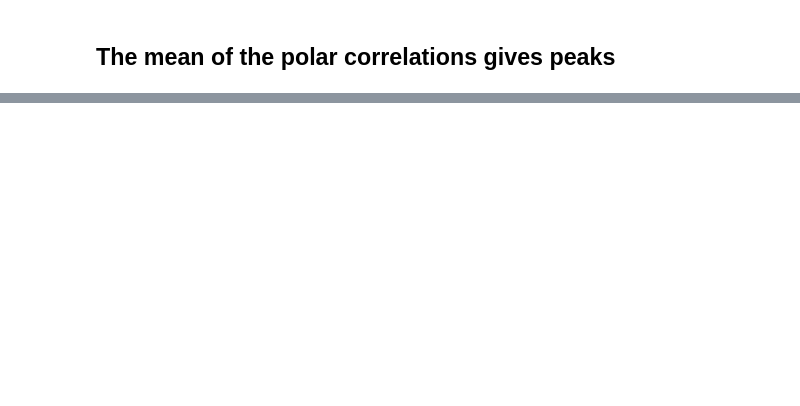
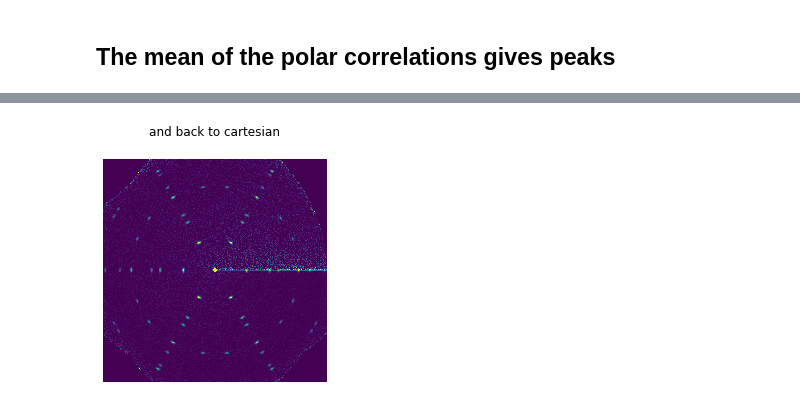
Before and after one commit to fzimmermann89/hcprotation, a Jupyter notebook: polarcorrelation.ipynb, the cells around one changed output, grey strips where cells are left out. Cells and saved outputs as stored; diff of their text form; code cells hidden in the pictures; blank space fills up the shorter version.

```diff
--- a/polarcorrelation.ipynb
+++ b/polarcorrelation.ipynb
@@ -129,2 +123,21 @@ plt.show()
 # %% [markdown]
 ## The mean of the polar correlations gives peaks
+# %%
+def polarcorrelate(img):
+    #angular correlation for each radius
+    polar = cart2pol(img)
+    correlation = np.array([ss.correlate(p, p, method='fft') for p in np.array(polar)])
+    return correlation
+
+correlations = [polarcorrelate(img) for img in imgs]
+norm = np.array(polarcorrelate(np.ones_like(gt)))
+res = (np.mean(correlations,0)/norm)
+res[norm<1] = np.nan
+
+
+plt.matshow(res[:, res.shape[1] // 2 :],vmax=np.nanmax(res[5:,res.shape[1] // 2 + 20 : - 20]))
+plt.ylabel('radius')
+plt.xlabel('angle')
+plt.xticks([])
+plt.yticks([])
+plt.title('mean of the polar correlations');
@@ -130,0 +146,7 @@ plt.show()
+# %%
+resC = pol2cart(np.nan_to_num(res[:,res.shape[1]//2:]))[106:-106, 106:-106]
+plt.matshow(resC, vmax=.02, vmin=0)
+plt.title('and back to cartesian')
+plt.axis('off');
+# %% [output]
+[figure, added]
```
Also changed, not shown: parts of 11 cells of this notebook.
